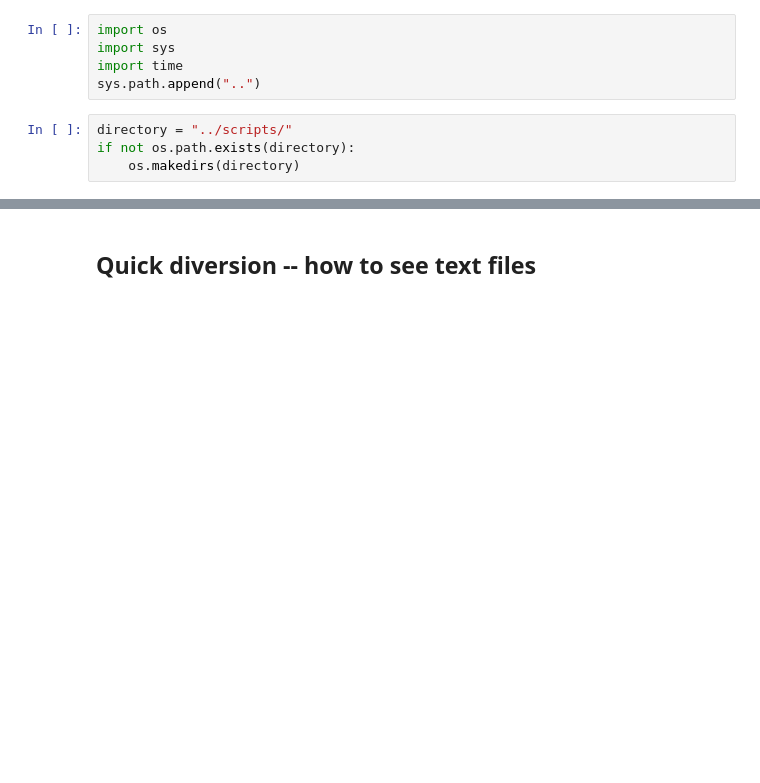
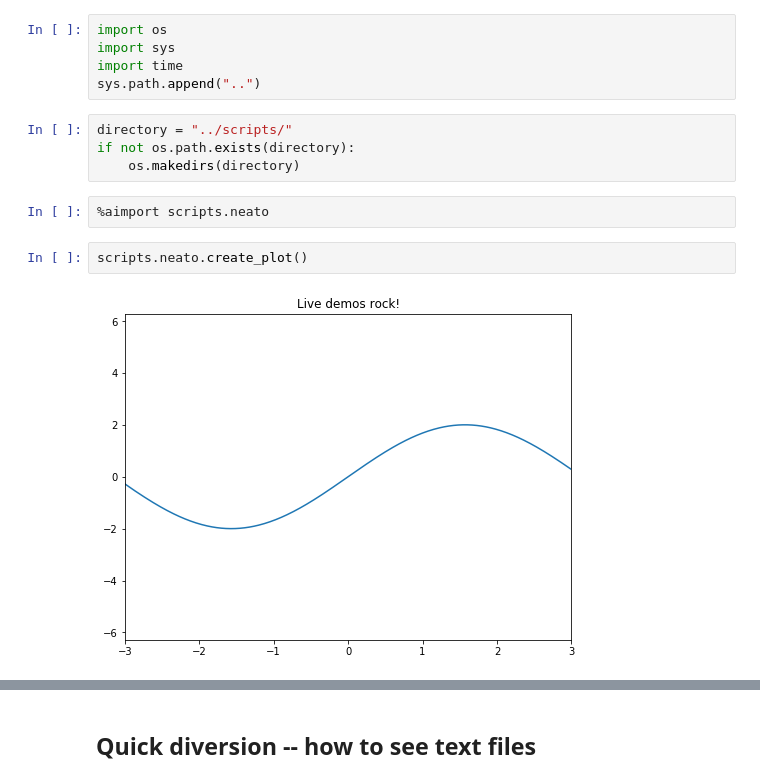
Before and after one commit to jbwhit/jupyter-tips-and-tricks, a Jupyter notebook: notebooks/04-Autoreload.ipynb, the cells around one changed output, grey strips where cells are left out. Saved outputs shown, nothing was run; the diff lists cells and outputs as text; blank space fills up the shorter version.

```diff
--- a/notebooks/04-Autoreload.ipynb
+++ b/notebooks/04-Autoreload.ipynb
@@ -15,6 +17,12 @@ sys.path.append("..")
 directory = "../scripts/"
 if not os.path.exists(directory):
     os.makedirs(directory)
+# %%
+%aimport scripts.neato
+# %%
+scripts.neato.create_plot()
+# %% [output]
+[figure, added]
 # %%
 %%writefile ../scripts/neato.py
 
```
Also changed, not shown: parts of 8 cells of this notebook, 9 other files.
